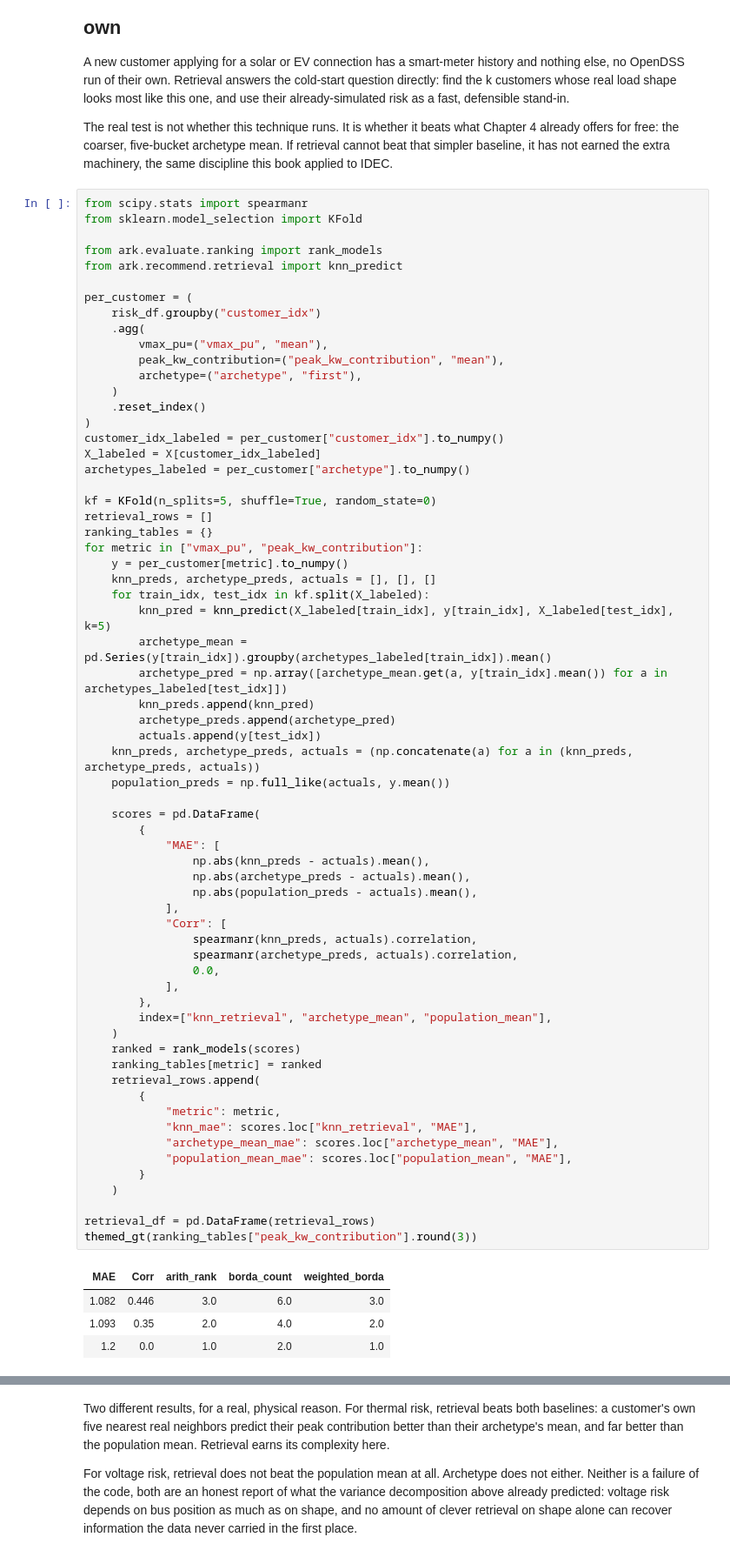
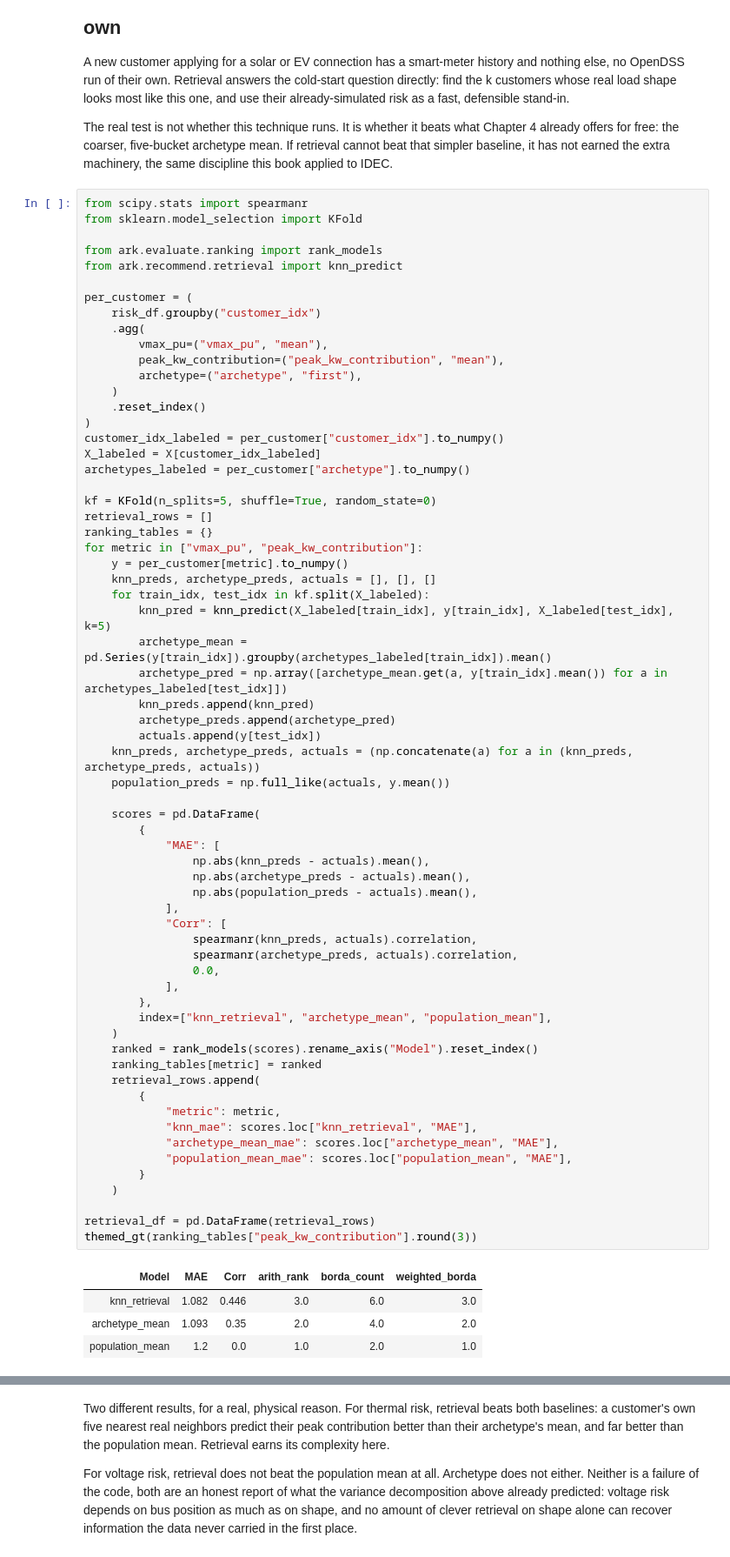
Before and after one commit to sambaiga/ml-energy-disaggregation, a Jupyter notebook: book/04-grid-edge/05-ranking-recommendation-code.ipynb, the cells around one changed output, grey strips where cells are left out. Shown at 87% size. Cells and saved outputs as stored; diff of their text form.

```diff
--- a/book/04-grid-edge/05-ranking-recommendation-code.ipynb
+++ b/book/04-grid-edge/05-ranking-recommendation-code.ipynb
@@ -324,38 +324,38 @@ for metric in ["vmax_pu", "peak_kw_contribution"]:
     population_preds = np.full_like(actuals, y.mean())
 
     scores = pd.DataFrame(
         {
             "MAE": [
                 np.abs(knn_preds - actuals).mean(),
                 np.abs(archetype_preds - actuals).mean(),
                 np.abs(population_preds - actuals).mean(),
             ],
             "Corr": [
                 spearmanr(knn_preds, actuals).correlation,
                 spearmanr(archetype_preds, actuals).correlation,
                 0.0,
             ],
         },
         index=["knn_retrieval", "archetype_mean", "population_mean"],
     )
-    ranked = rank_models(scores)
+    ranked = rank_models(scores).rename_axis("Model").reset_index()
     ranking_tables[metric] = ranked
     retrieval_rows.append(
         {
             "metric": metric,
             "knn_mae": scores.loc["knn_retrieval", "MAE"],
             "archetype_mean_mae": scores.loc["archetype_mean", "MAE"],
             "population_mean_mae": scores.loc["population_mean", "MAE"],
         }
     )
 
 retrieval_df = pd.DataFrame(retrieval_rows)
 themed_gt(ranking_tables["peak_kw_contribution"].round(3))
 # %% [output]
-| MAE | Corr | arith_rank | borda_count | weighted_borda |
-| 1.082 | 0.446 | 3.0 | 6.0 | 3.0 |
-| 1.093 | 0.35 | 2.0 | 4.0 | 2.0 |
-| 1.2 | 0.0 | 1.0 | 2.0 | 1.0 |
+| Model | MAE | Corr | arith_rank | borda_count | weighted_borda |
+| knn_retrieval | 1.082 | 0.446 | 3.0 | 6.0 | 3.0 |
+| archetype_mean | 1.093 | 0.35 | 2.0 | 4.0 | 2.0 |
+| population_mean | 1.2 | 0.0 | 1.0 | 2.0 | 1.0 |
 # %%
 themed_gt(ranking_tables["vmax_pu"].round(3))
 # %% [output]
```
Also changed, not shown: parts of 2 cells of this notebook, 8 other files.
